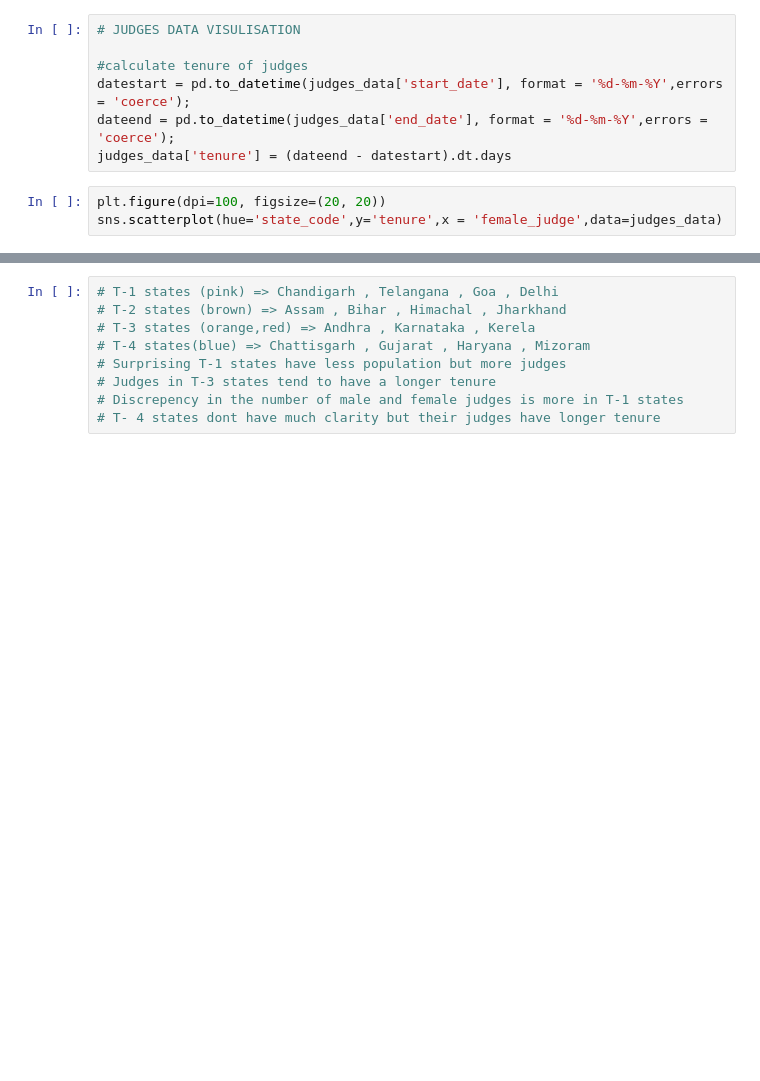
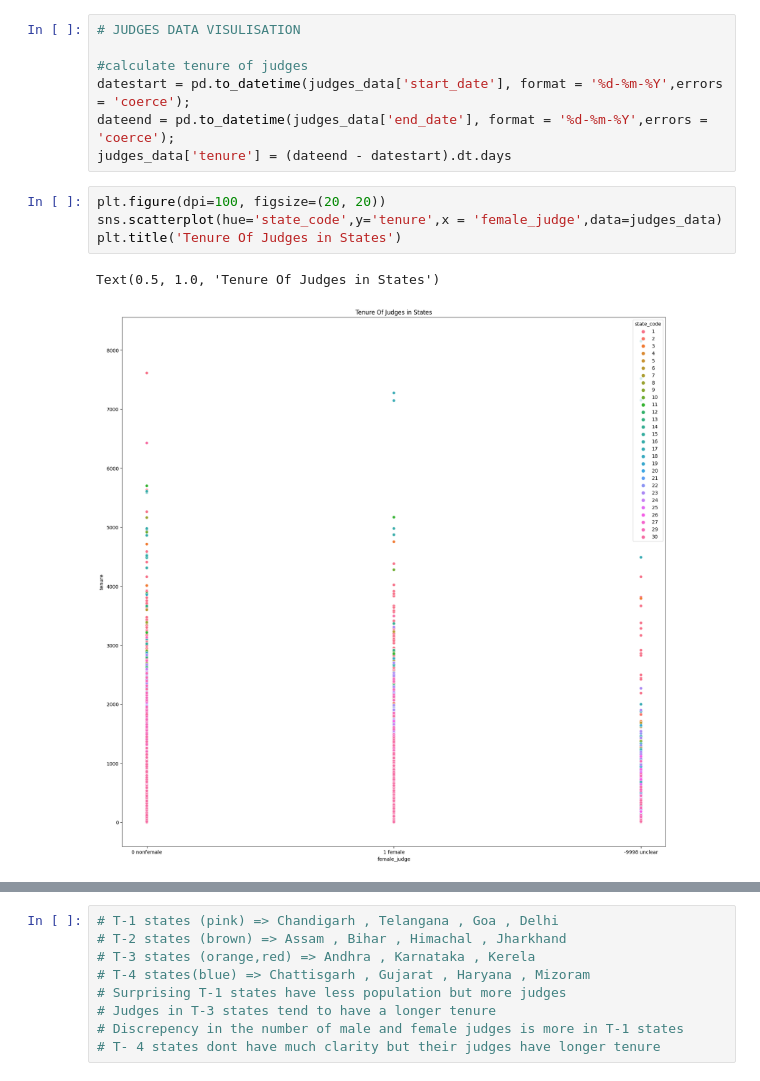
Before and after one commit to sarthak395/Data-Analysis-Project, a Jupyter notebook: precog-project.ipynb, the cells around one changed output, grey strips where cells are left out. Drawn from its saved outputs; the diff is of its cells as text; blank space fills up the shorter version.

```diff
--- a/precog-project.ipynb
+++ b/precog-project.ipynb
@@ -181,5 +188,9 @@ judges_data['tenure'] = (dateend - datestart).dt.days
 # %%
 plt.figure(dpi=100, figsize=(20, 20))
 sns.scatterplot(hue='state_code',y='tenure',x = 'female_judge',data=judges_data)
+plt.title('Tenure Of Judges in States')
+# %% [output]
+Text(0.5, 1.0, 'Tenure Of Judges in States')
+[figure, added]
 # %%
 sns.histplot(judges_data,x='female_judge',hue='state_code')
```
Also changed, not shown: parts of 15 cells of this notebook.
